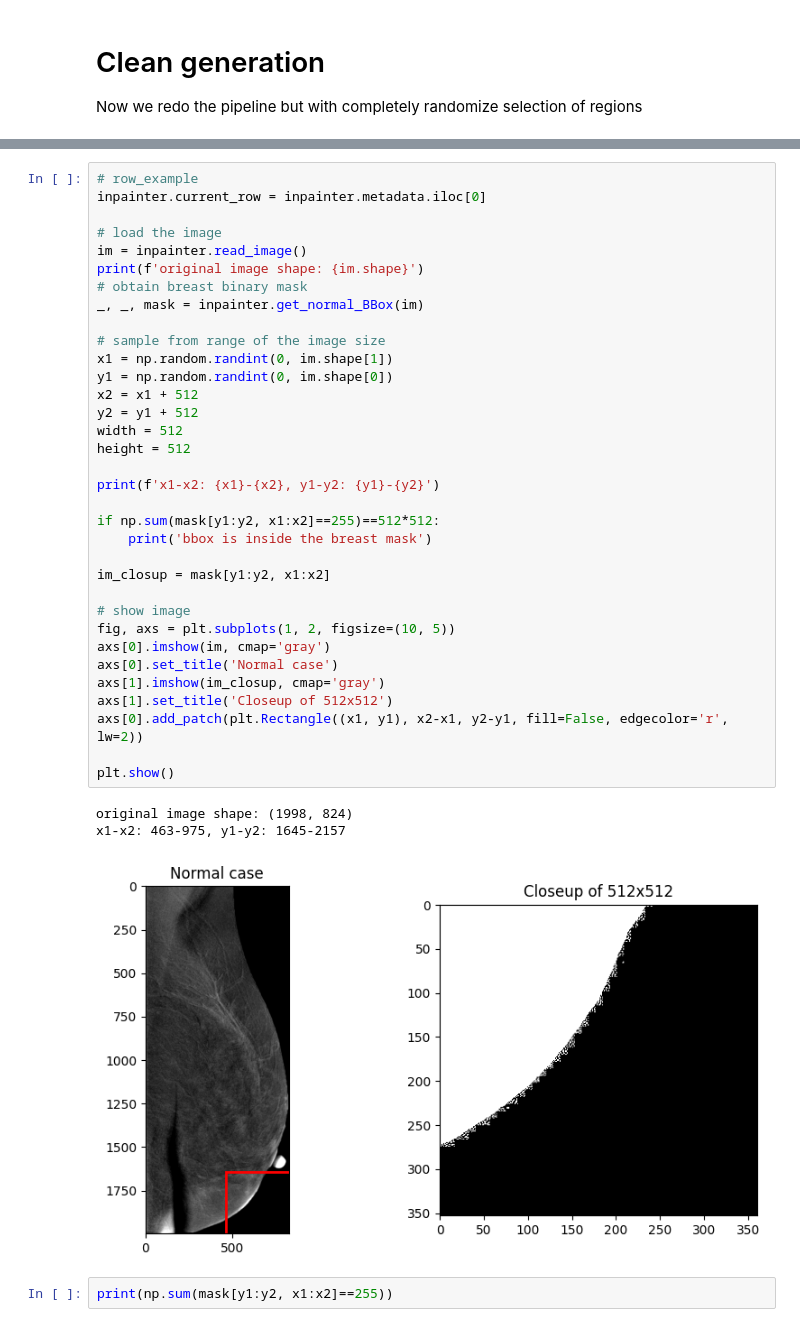
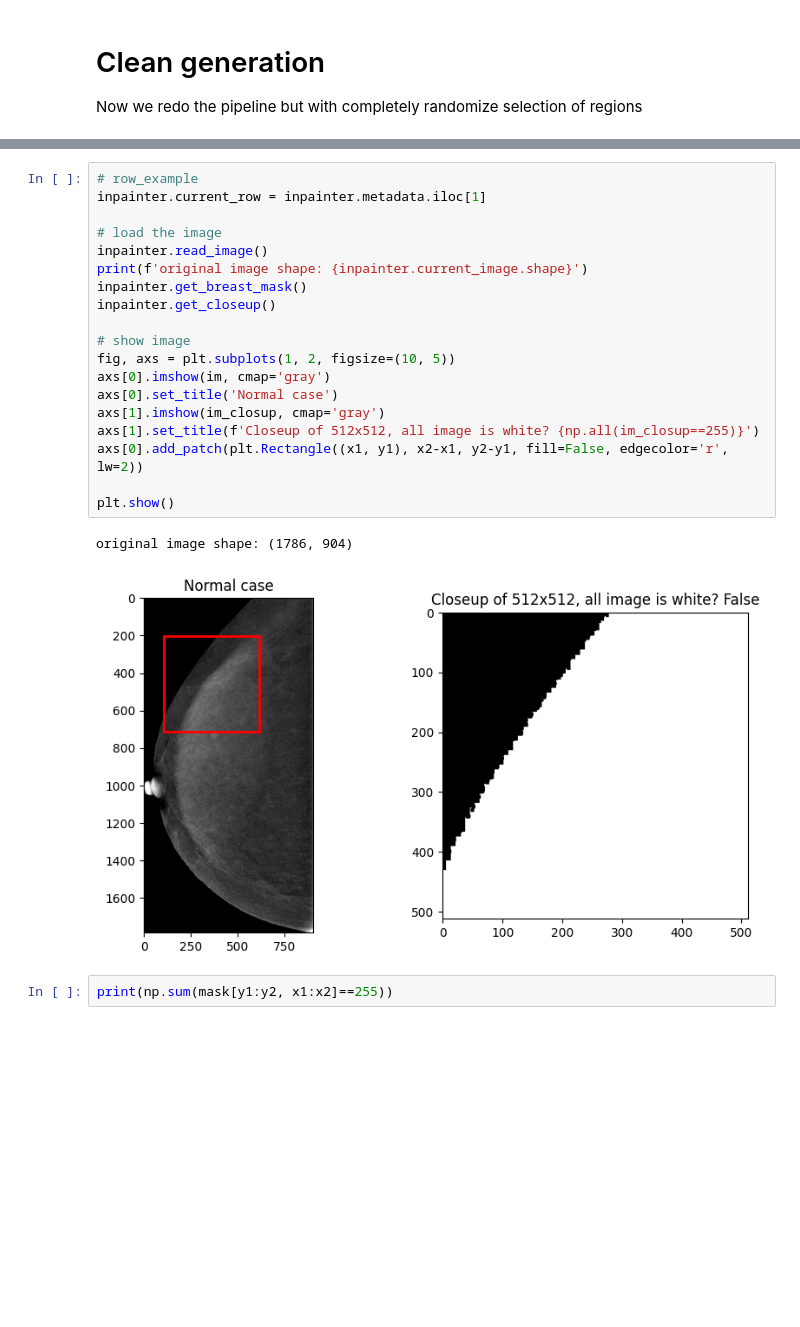
Before and after one commit to Likalto4/CEM-Detect, a Jupyter notebook: generation/inpainting/inference/inpainting_high_quality.ipynb, the cells around one changed output, grey strips where cells are left out. Saved outputs shown, nothing was run; the diff lists cells and outputs as text; blank space fills up the shorter version.

```diff
--- a/generation/inpainting/inference/inpainting_high_quality.ipynb
+++ b/generation/inpainting/inference/inpainting_high_quality.ipynb
@@ -374,41 +383,25 @@ inpainter.metadata
 # %%
 # row_example
-inpainter.current_row = inpainter.metadata.iloc[0]
+inpainter.current_row = inpainter.metadata.iloc[1]
 
 # load the image
-im = inpainter.read_image()
-print(f'original image shape: {im.shape}')
-# obtain breast binary mask
-_, _, mask = inpainter.get_normal_BBox(im)
-
-# sample from range of the image size
-x1 = np.random.randint(0, im.shape[1])
-y1 = np.random.randint(0, im.shape[0])
-x2 = x1 + 512
-y2 = y1 + 512
-width = 512
-height = 512
-
-print(f'x1-x2: {x1}-{x2}, y1-y2: {y1}-{y2}')
-
-if np.sum(mask[y1:y2, x1:x2]==255)==512*512:
-    print('bbox is inside the breast mask')
-
-im_closup = mask[y1:y2, x1:x2]
+inpainter.read_image()
+print(f'original image shape: {inpainter.current_image.shape}')
+inpainter.get_breast_mask()
+inpainter.get_closeup()
 
 # show image
 fig, axs = plt.subplots(1, 2, figsize=(10, 5))
 axs[0].imshow(im, cmap='gray')
 axs[0].set_title('Normal case')
 axs[1].imshow(im_closup, cmap='gray')
-axs[1].set_title('Closeup of 512x512')
+axs[1].set_title(f'Closeup of 512x512, all image is white? {np.all(im_closup==255)}')
 axs[0].add_patch(plt.Rectangle((x1, y1), x2-x1, y2-y1, fill=False, edgecolor='r', lw=2))
 
 plt.show()
 # %% [output]
-original image shape: (1998, 824)
-x1-x2: 463-975, y1-y2: 1645-2157
+original image shape: (1786, 904)
-[figure, old version]
+[figure, new version]
 # %%
 print(np.sum(mask[y1:y2, x1:x2]==255))
 # %% [output]
```
Also changed, not shown: parts of 2 cells of this notebook.
